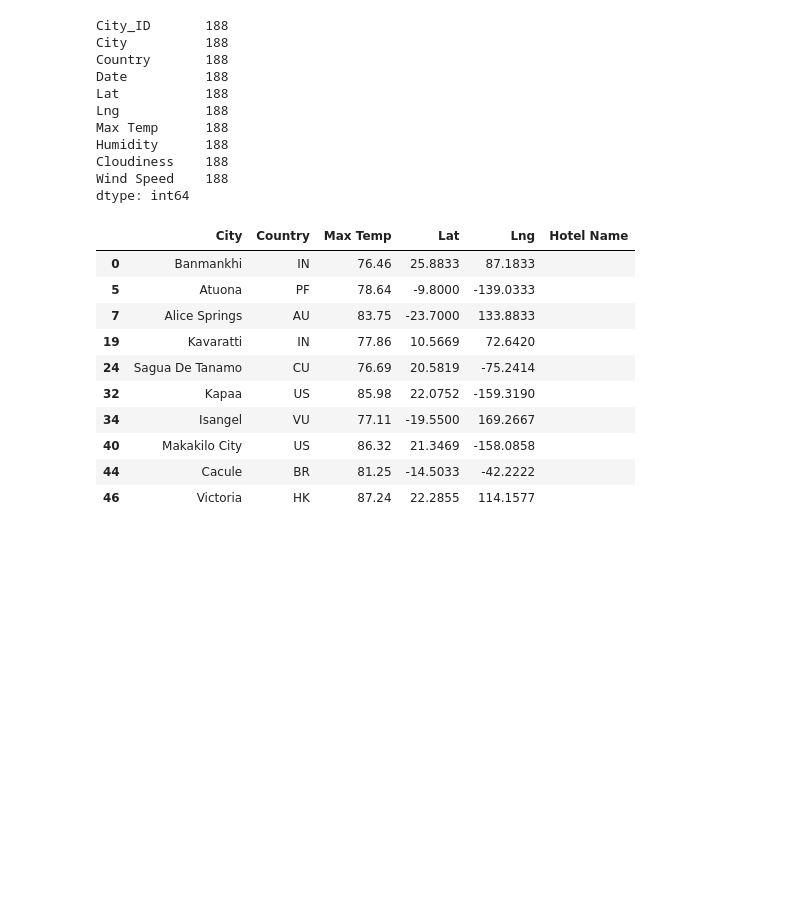
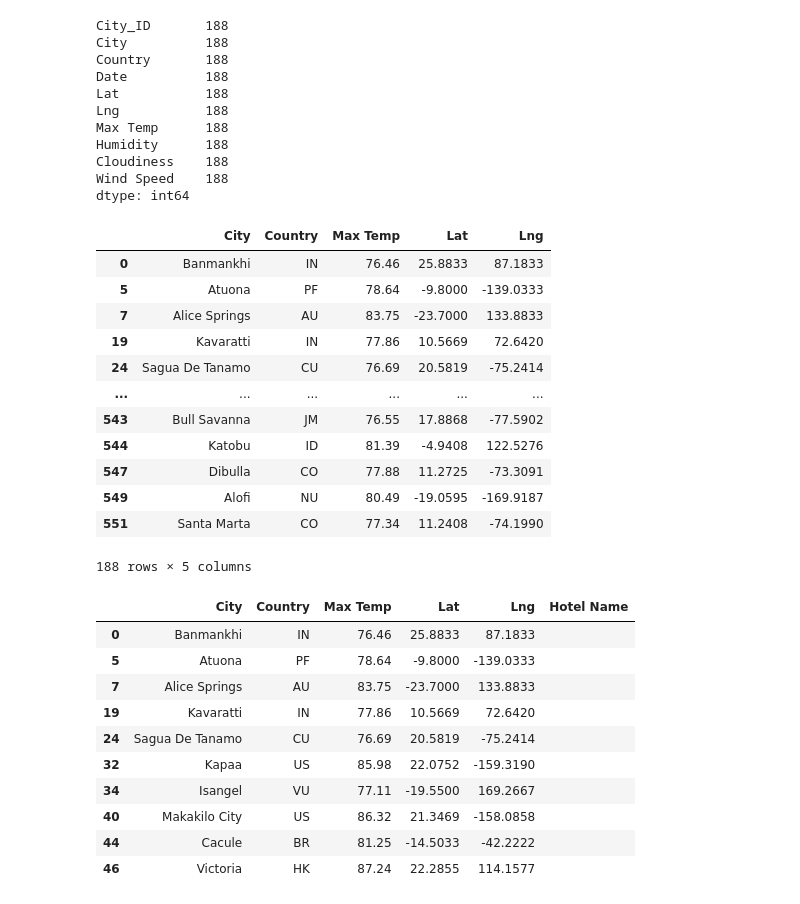
Before and after one commit to velasciraptor/World_Weather_Analysis, a Jupyter notebook: VacationPy.ipynb, the cells around one changed output. Cells and saved outputs as stored; diff of their text form; code cells hidden in the pictures; blank space fills up the shorter version.

```diff
--- a/VacationPy.ipynb
+++ b/VacationPy.ipynb
@@ -125,6 +125,24 @@ Humidity      188
 Cloudiness    188
 Wind Speed    188
 dtype: int64
+# %%
+# Drop any empty rows and create a new DataFrame that doesn’t have empty rows.
+clean_df = preferred_cities_df[["City", "Country", "Max Temp", "Lat", "Lng"]].copy().dropna()
+clean_df
+# %% [output]
+|  | City | Country | Max Temp | Lat | Lng |
+| 0 | Banmankhi | IN | 76.46 | 25.8833 | 87.1833 |
+| 5 | Atuona | PF | 78.64 | -9.8000 | -139.0333 |
+| 7 | Alice Springs | AU | 83.75 | -23.7000 | 133.8833 |
+| 19 | Kavaratti | IN | 77.86 | 10.5669 | 72.6420 |
+| 24 | Sagua De Tanamo | CU | 76.69 | 20.5819 | -75.2414 |
+| ... | ... | ... | ... | ... | ... |
+| 543 | Bull Savanna | JM | 76.55 | 17.8868 | -77.5902 |
+| 544 | Katobu | ID | 81.39 | -4.9408 | 122.5276 |
+| 547 | Dibulla | CO | 77.88 | 11.2725 | -73.3091 |
+| 549 | Alofi | NU | 80.49 | -19.0595 | -169.9187 |
+| 551 | Santa Marta | CO | 77.34 | 11.2408 | -74.1990 |
+188 rows × 5 columns
 # %%
 # Create DataFrame called hotel_df to store hotel names along with city, country, max temp, and coordinates.
 hotel_df = preferred_cities_df[["City", "Country", "Max Temp", "Lat", "Lng"]].copy()
```
Also changed, not shown: parts of 1 cell of this notebook, 6 other files.
